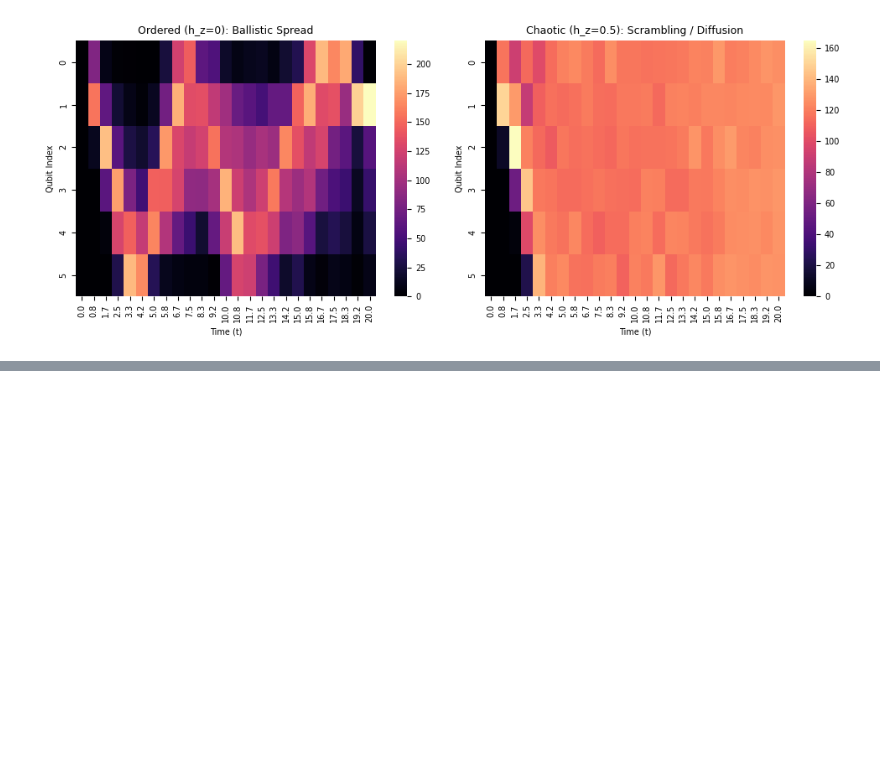
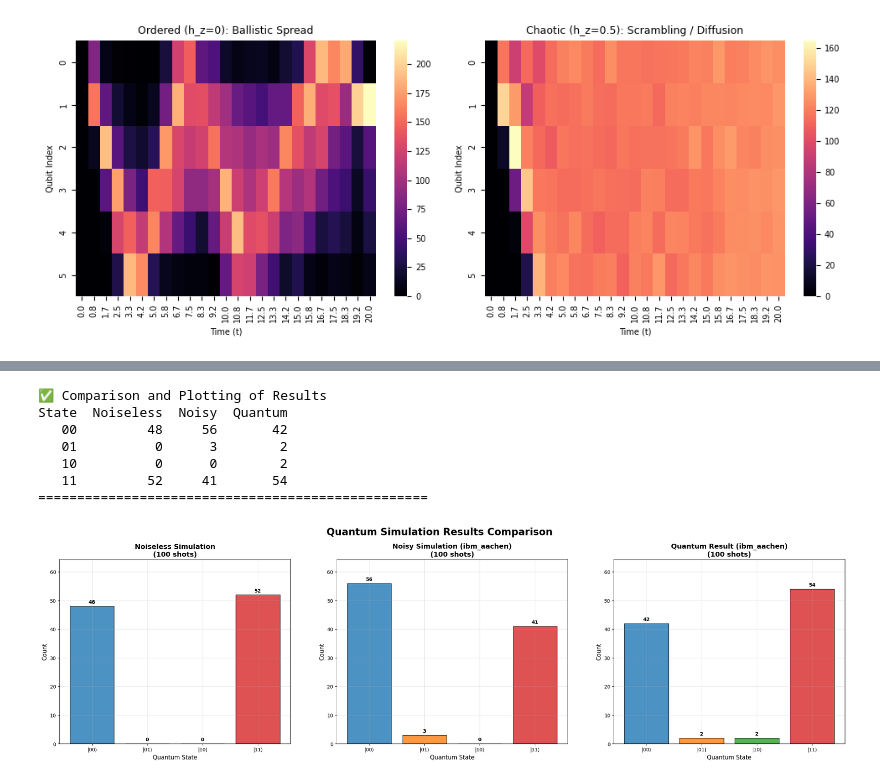
Before and after one commit to deltorobarba/science, a Jupyter notebook: science.ipynb, the cells around one changed output, grey strips where cells are left out. Cells and saved outputs as stored; diff of their text form; code cells hidden in the pictures; blank space fills up the shorter version.

```diff
--- a/science.ipynb
+++ b/science.ipynb
@@ -374,0 +533,58 @@ plt.show()
+# %%
+# 7. Comparison and Plotting of Results
+print("\n✅ Comparison and Plotting of Results")
+data = {}
+for name, fname in [('noiseless', 'noiseless_result.pkl'),
+                     ('noisy', 'noisy_result.pkl'),
+                     ('quantum', 'quantum_result.pkl')]:
+    with open(fname, 'rb') as f:
+        data[name] = pickle.load(f)
+
+states = ['00', '01', '10', '11']
+comparison_df = pd.DataFrame({
+    'State': states,
+    'Noiseless': [data['noiseless'].get(s, 0) for s in states],
+    'Noisy': [data['noisy'].get(s, 0) for s in states],
+    'Quantum': [data['quantum'].get(s, 0) for s in states]
+})
+
+print(comparison_df.to_string(index=False))
+print("="*50 + "\n")
+
+# Plotting
+fig = plt.figure(figsize=(24, 7))
+fig.suptitle('Quantum Simulation Results Comparison', fontsize=20, fontweight='bold', y=0.98)
+
+state_labels = ['|00⟩', '|01⟩', '|10⟩', '|11⟩']
+colors = ['#1f77b4', '#ff7f0e', '#2ca02c', '#d62728']
+plot_configs = [
+    (1, 'Noiseless', f'Noiseless Simulation\n({shots} shots)'),
+    (2, 'Noisy', f'Noisy Simulation ({backend.name})\n({shots} shots)'),
+    (3, 'Quantum', f'Quantum Result ({backend.name})\n({shots} shots)')
+]
+
+max_count = comparison_df[['Noiseless', 'Noisy', 'Quantum']].max().max()
+
+for idx, col, title in plot_configs:
+    ax = plt.subplot(1, 3, idx)
+    bars = ax.bar(state_labels, comparison_df[col], color=colors, alpha=0.8, edgecolor='black')
+    ax.set_title(title, fontsize=14, fontweight='bold')
+    ax.set_ylabel('Count', fontsize=12)
+    ax.set_xlabel('Quantum State', fontsize=12)
+    ax.set_ylim(0, max_count * 1.15)
+    ax.grid(True, alpha=0.3)
+    for bar, count in zip(bars, comparison_df[col]):
+        ax.text(bar.get_x() + bar.get_width()/2, bar.get_height() + max_count*0.01,
+                f'{count}', ha='center', va='bottom', fontweight='bold', fontsize=10)
+
+plt.subplots_adjust(left=0.05, bottom=0.1, right=0.98, top=0.85, wspace=0.2)
+plt.show()
+# %% [output]
+✅ Comparison and Plotting of Results
+State  Noiseless  Noisy  Quantum
+   00         48     56       42
+   01          0      3        2
+   10          0      0        2
+   11         52     41       54
+==================================================
+[figure, added]
```
Also changed, not shown: parts of 10 cells of this notebook.
